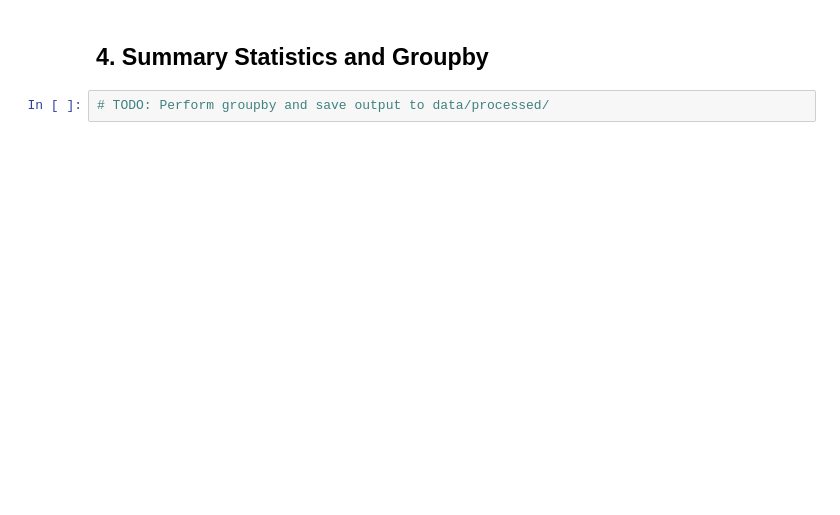
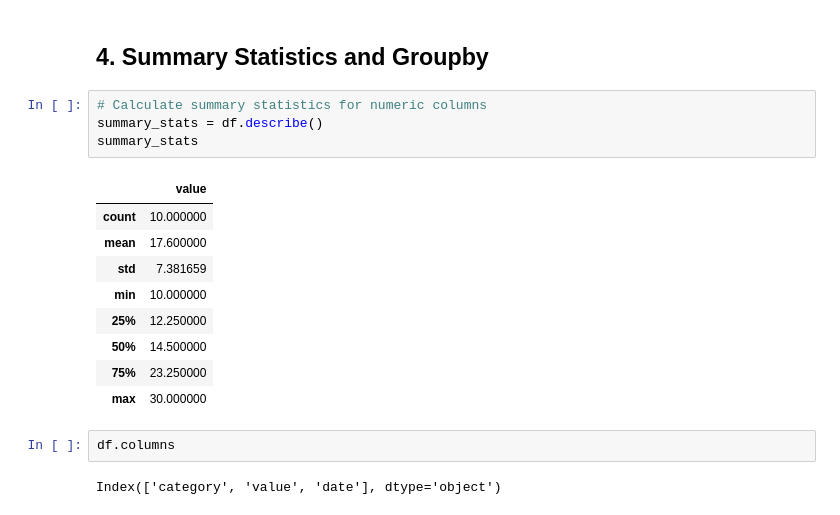
Before and after one commit to liuaixuan1/bootcamp_Aixuan_Liu, a Jupyter notebook: homework/homework03/homework03_python-fundamentals_submission.ipynb, the cells around one changed output. Cells and saved outputs as stored; diff of their text form; blank space fills up the shorter version.

```diff
--- a/homework/homework03/homework03_python-fundamentals_submission.ipynb
+++ b/homework/homework03/homework03_python-fundamentals_submission.ipynb
@@ -27,4 +135,20 @@ import matplotlib.pyplot as plt
 # %% [markdown]
 ## 4. Summary Statistics and Groupby
-# %%
-# TODO: Perform groupby and save output to data/processed/
+# %%
+# Calculate summary statistics for numeric columns
+summary_stats = df.describe()
+summary_stats
+# %% [output]
+|  | value |
+| count | 10.000000 |
+| mean | 17.600000 |
+| std | 7.381659 |
+| min | 10.000000 |
+| 25% | 12.250000 |
+| 50% | 14.500000 |
+| 75% | 23.250000 |
+| max | 30.000000 |
+# %%
+df.columns
+# %% [output]
+Index(['category', 'value', 'date'], dtype='object')
```
Also changed, not shown: parts of 22 cells of this notebook.
